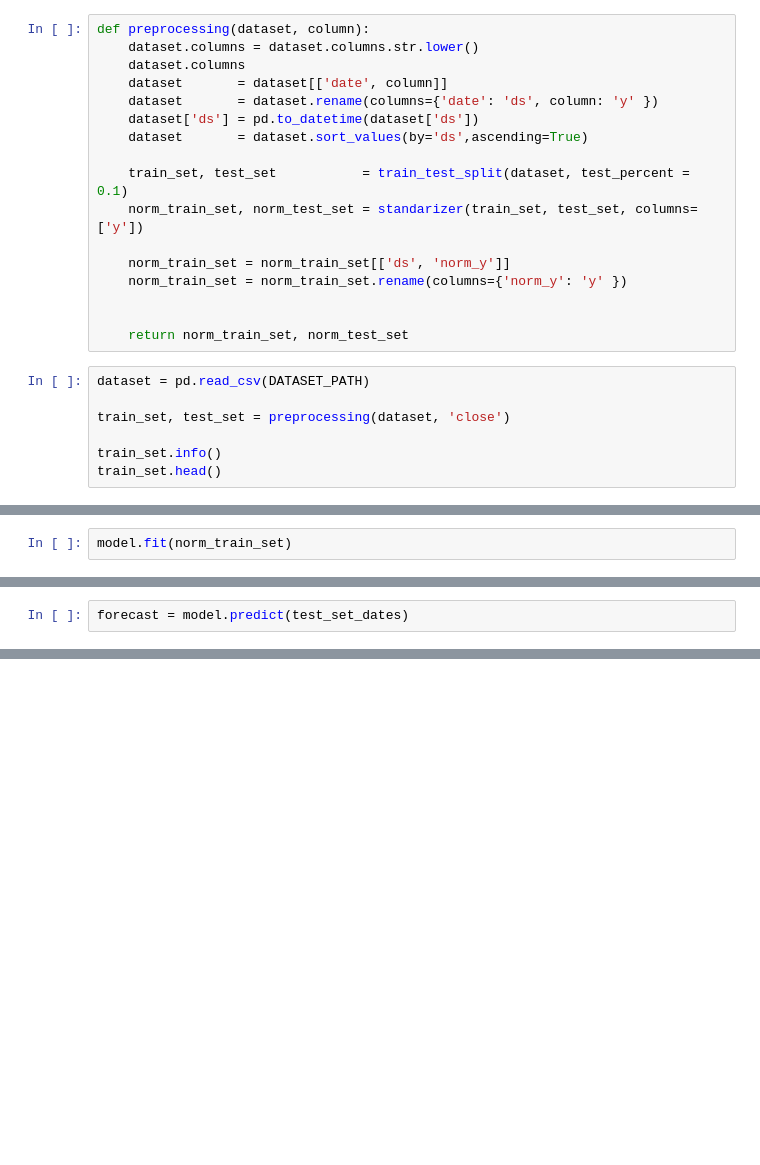
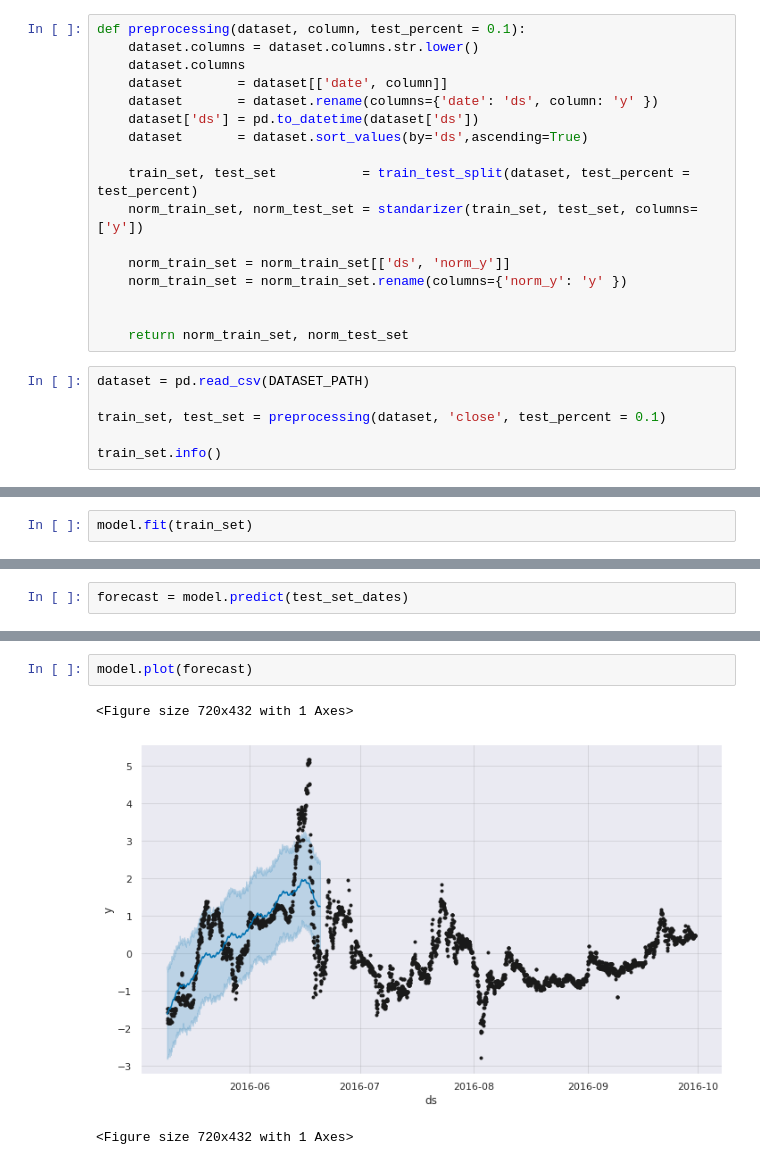
Before and after one commit to magistery-tps/time-series-tp, a Jupyter notebook: notebooks/etherium_prediction_prophet.ipynb, the cells around one changed output, grey strips where cells are left out. Saved outputs shown, nothing was run; the diff lists cells and outputs as text; blank space fills up the shorter version.

```diff
--- a/notebooks/etherium_prediction_prophet.ipynb
+++ b/notebooks/etherium_prediction_prophet.ipynb
@@ -59,7 +59,7 @@ DATASET_PATH = '../datasets/ETH_1H.csv'
 # %% [markdown]
 ## Preprocessing
 # %%
-def preprocessing(dataset, column):
+def preprocessing(dataset, column, test_percent = 0.1):
     dataset.columns = dataset.columns.str.lower()
     dataset.columns
     dataset       = dataset[['date', column]]
@@ -67,7 +67,7 @@ def preprocessing(dataset, column):
     dataset['ds'] = pd.to_datetime(dataset['ds'])
     dataset       = dataset.sort_values(by='ds',ascending=True)
 
-    train_set, test_set           = train_test_split(dataset, test_percent = 0.1)
+    train_set, test_set           = train_test_split(dataset, test_percent = test_percent)
     norm_train_set, norm_test_set = standarizer(train_set, test_set, columns=['y'])
 
     norm_train_set = norm_train_set[['ds', 'norm_y']]
@@ -78,10 +78,9 @@ def preprocessing(dataset, column):
 # %%
 dataset = pd.read_csv(DATASET_PATH)
 
-train_set, test_set = preprocessing(dataset, 'close')
+train_set, test_set = preprocessing(dataset, 'close', test_percent = 0.1)
 
 train_set.info()
-train_set.head()
 # %% [output]
 <class 'pandas.core.frame.DataFrame'>
 Int64Index: 3450 entries, 34496 to 31047
@@ -106,5 +117,5 @@ model = Prophet(
     daily_seasonality=True
 )
 # %%
-model.fit(norm_train_set)
+model.fit(train_set)
 # %% [output]
@@ -157,0 +162,6 @@ plot(results.yhat.values, results.norm_y.values, times=150)
+# %%
+model.plot(forecast)
+# %% [output]
+<Figure size 720x432 with 1 Axes>
+[figure, added]
+<Figure size 720x432 with 1 Axes>
```
Also changed, not shown: parts of 10 cells of this notebook.
